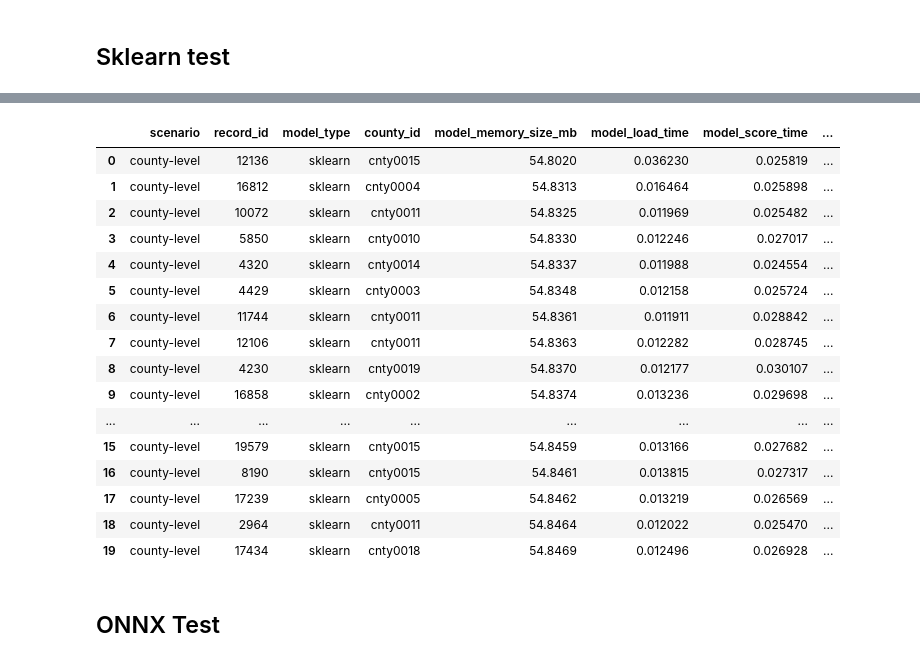
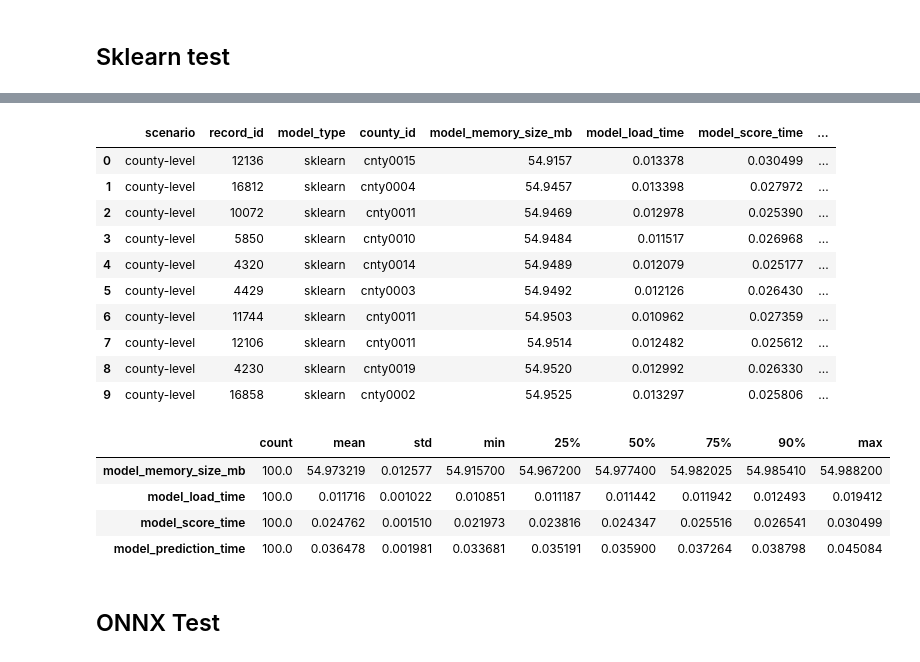
Before and after one commit to jimthompson5802/onnx_sandbox, a Jupyter notebook: testbed/score_records_test.ipynb, the cells around one changed output, grey strips where cells are left out. Cells and saved outputs as stored; diff of their text form; code cells hidden in the pictures.

```diff
--- a/testbed/score_records_test.ipynb
+++ b/testbed/score_records_test.ipynb
@@ -101,25 +166,28 @@ Wall time: 7.14 s
 # %%
 # display collected performance metrics
 sklearn_metrics_df = pd.read_csv(os.path.join(PERFORMANCE_DATA_DIR, 'sklearn_benchmark.csv'))
-sklearn_metrics_df
+sklearn_metrics_df['model_prediction_time'] = sklearn_metrics_df['model_load_time'] + sklearn_metrics_df['model_score_time']
+sklearn_metrics_df.head(10)
 # %% [output]
 |  | scenario | record_id | model_type | county_id | model_memory_size_mb | model_load_time | model_score_time | ... |
-| 0 | county-level | 12136 | sklearn | cnty0015 | 54.8020 | 0.036230 | 0.025819 | ... |
-| 1 | county-level | 16812 | sklearn | cnty0004 | 54.8313 | 0.016464 | 0.025898 | ... |
-| 2 | county-level | 10072 | sklearn | cnty0011 | 54.8325 | 0.011969 | 0.025482 | ... |
-| 3 | county-level | 5850 | sklearn | cnty0010 | 54.8330 | 0.012246 | 0.027017 | ... |
-| 4 | county-level | 4320 | sklearn | cnty0014 | 54.8337 | 0.011988 | 0.024554 | ... |
-| 5 | county-level | 4429 | sklearn | cnty0003 | 54.8348 | 0.012158 | 0.025724 | ... |
-| 6 | county-level | 11744 | sklearn | cnty0011 | 54.8361 | 0.011911 | 0.028842 | ... |
-| 7 | county-level | 12106 | sklearn | cnty0011 | 54.8363 | 0.012282 | 0.028745 | ... |
-| 8 | county-level | 4230 | sklearn | cnty0019 | 54.8370 | 0.012177 | 0.030107 | ... |
-| 9 | county-level | 16858 | sklearn | cnty0002 | 54.8374 | 0.013236 | 0.029698 | ... |
-| ... | ... | ... | ... | ... | ... | ... | ... | ... |
-| 15 | county-level | 19579 | sklearn | cnty0015 | 54.8459 | 0.013166 | 0.027682 | ... |
-| 16 | county-level | 8190 | sklearn | cnty0015 | 54.8461 | 0.013815 | 0.027317 | ... |
-| 17 | county-level | 17239 | sklearn | cnty0005 | 54.8462 | 0.013219 | 0.026569 | ... |
-| 18 | county-level | 2964 | sklearn | cnty0011 | 54.8464 | 0.012022 | 0.025470 | ... |
-| 19 | county-level | 17434 | sklearn | cnty0018 | 54.8469 | 0.012496 | 0.026928 | ... |
+| 0 | county-level | 12136 | sklearn | cnty0015 | 54.9157 | 0.013378 | 0.030499 | ... |
+| 1 | county-level | 16812 | sklearn | cnty0004 | 54.9457 | 0.013398 | 0.027972 | ... |
+| 2 | county-level | 10072 | sklearn | cnty0011 | 54.9469 | 0.012978 | 0.025390 | ... |
+| 3 | county-level | 5850 | sklearn | cnty0010 | 54.9484 | 0.011517 | 0.026968 | ... |
+| 4 | county-level | 4320 | sklearn | cnty0014 | 54.9489 | 0.012079 | 0.025177 | ... |
+| 5 | county-level | 4429 | sklearn | cnty0003 | 54.9492 | 0.012126 | 0.026430 | ... |
+| 6 | county-level | 11744 | sklearn | cnty0011 | 54.9503 | 0.010962 | 0.027359 | ... |
+| 7 | county-level | 12106 | sklearn | cnty0011 | 54.9514 | 0.012482 | 0.025612 | ... |
+| 8 | county-level | 4230 | sklearn | cnty0019 | 54.9520 | 0.012992 | 0.026330 | ... |
+| 9 | county-level | 16858 | sklearn | cnty0002 | 54.9525 | 0.013297 | 0.025806 | ... |
+# %%
+sklearn_metrics_df[metrics_of_interest].describe(percentiles=[.25, .5, .75, .9]).T
+# %% [output]
+|  | count | mean | std | min | 25% | 50% | 75% | 90% | max |
+| model_memory_size_mb | 100.0 | 54.973219 | 0.012577 | 54.915700 | 54.967200 | 54.977400 | 54.982025 | 54.985410 | 54.988200 |
+| model_load_time | 100.0 | 0.011716 | 0.001022 | 0.010851 | 0.011187 | 0.011442 | 0.011942 | 0.012493 | 0.019412 |
+| model_score_time | 100.0 | 0.024762 | 0.001510 | 0.021973 | 0.023816 | 0.024347 | 0.025516 | 0.026541 | 0.030499 |
+| model_prediction_time | 100.0 | 0.036478 | 0.001981 | 0.033681 | 0.035191 | 0.035900 | 0.037264 | 0.038798 | 0.045084 |
 # %% [markdown]
 ## ONNX Test
 # %%
```
Also changed, not shown: parts of 18 cells of this notebook.
